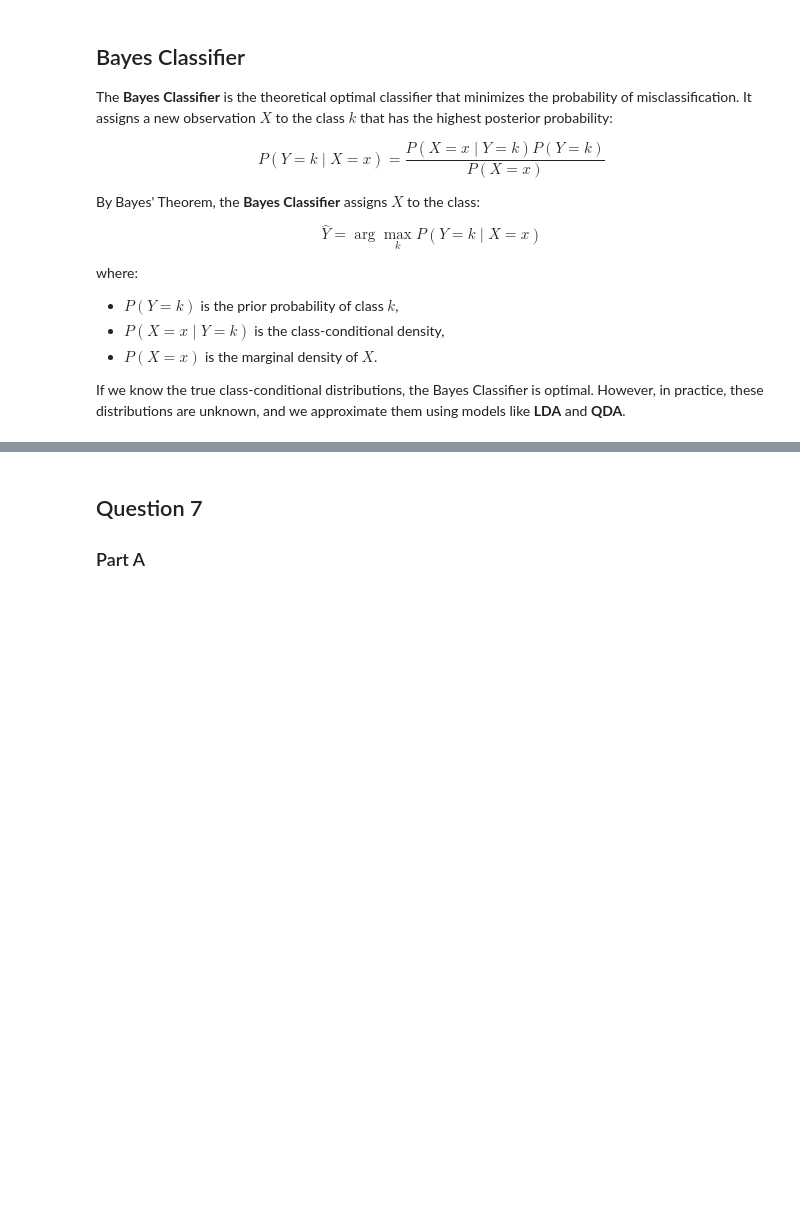
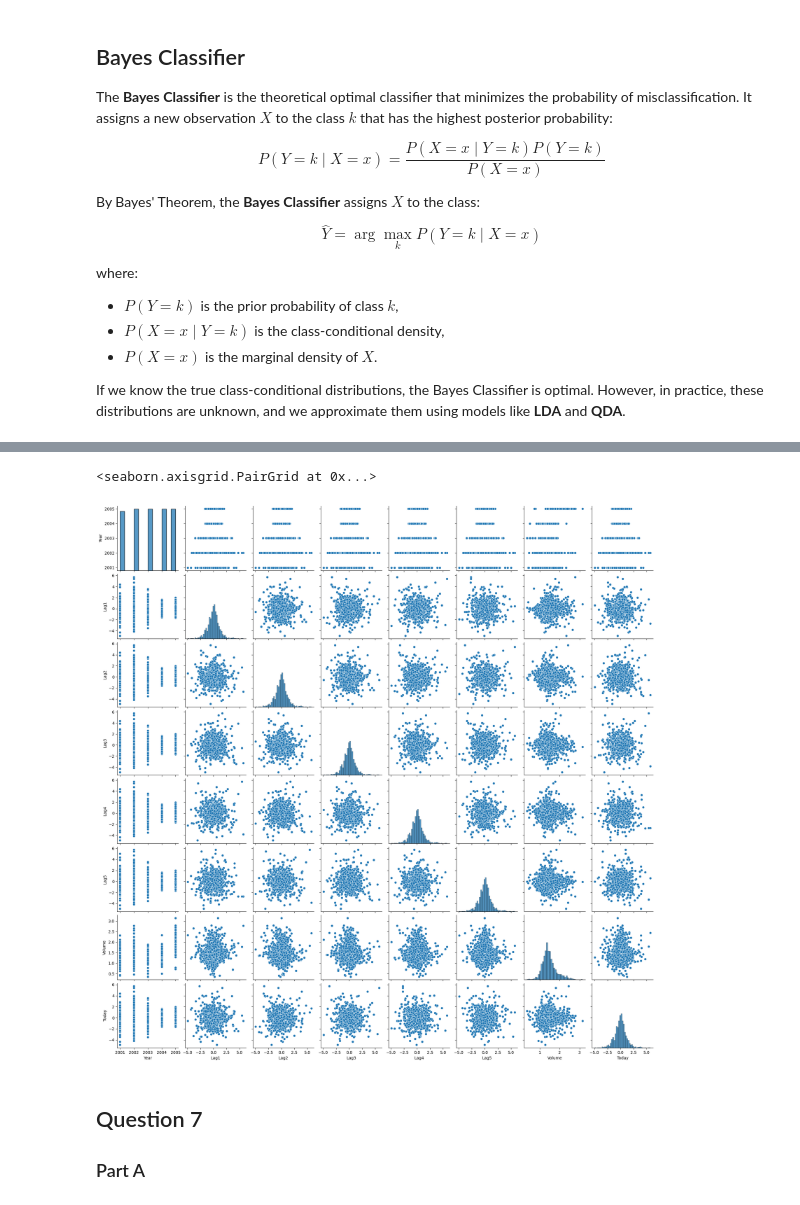
Before and after one commit to kennonstewart/stats_503, a Jupyter notebook: homework_4/homework_4.ipynb, the cells around one changed output, grey strips where cells are left out. Cells and saved outputs as stored; diff of their text form; code cells hidden in the pictures; blank space fills up the shorter version.

```diff
--- a/homework_4/homework_4.ipynb
+++ b/homework_4/homework_4.ipynb
@@ -87,0 +94,3 @@ If we know the true class-conditional distributions, the Bayes Classifier is opt
+# %%
+market = pd.read_csv("/workspaces/stats_503/homework_4/smarket.csv")
+market.drop("Unnamed: 0", axis = 1, inplace = True)
@@ -88,3 +130,8 @@ If we know the true class-conditional distributions, the Bayes Classifier is opt
+# %%
+sns.pairplot(market)
+# %% [output]
+<seaborn.axisgrid.PairGrid at 0x...>
+[figure, added]
 # %% [markdown]
 ## Question 7
 
```
Also changed, not shown: parts of 3 cells of this notebook.
